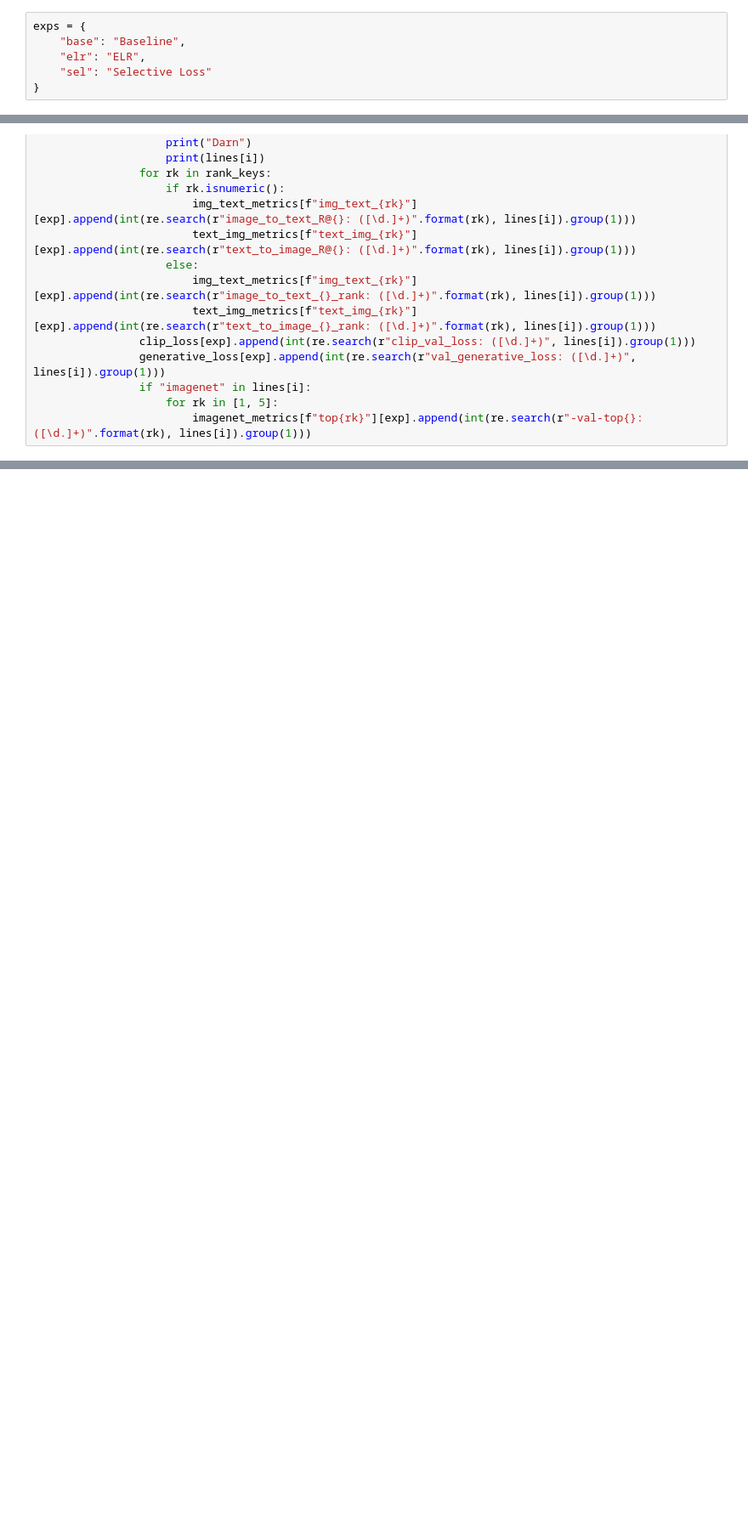
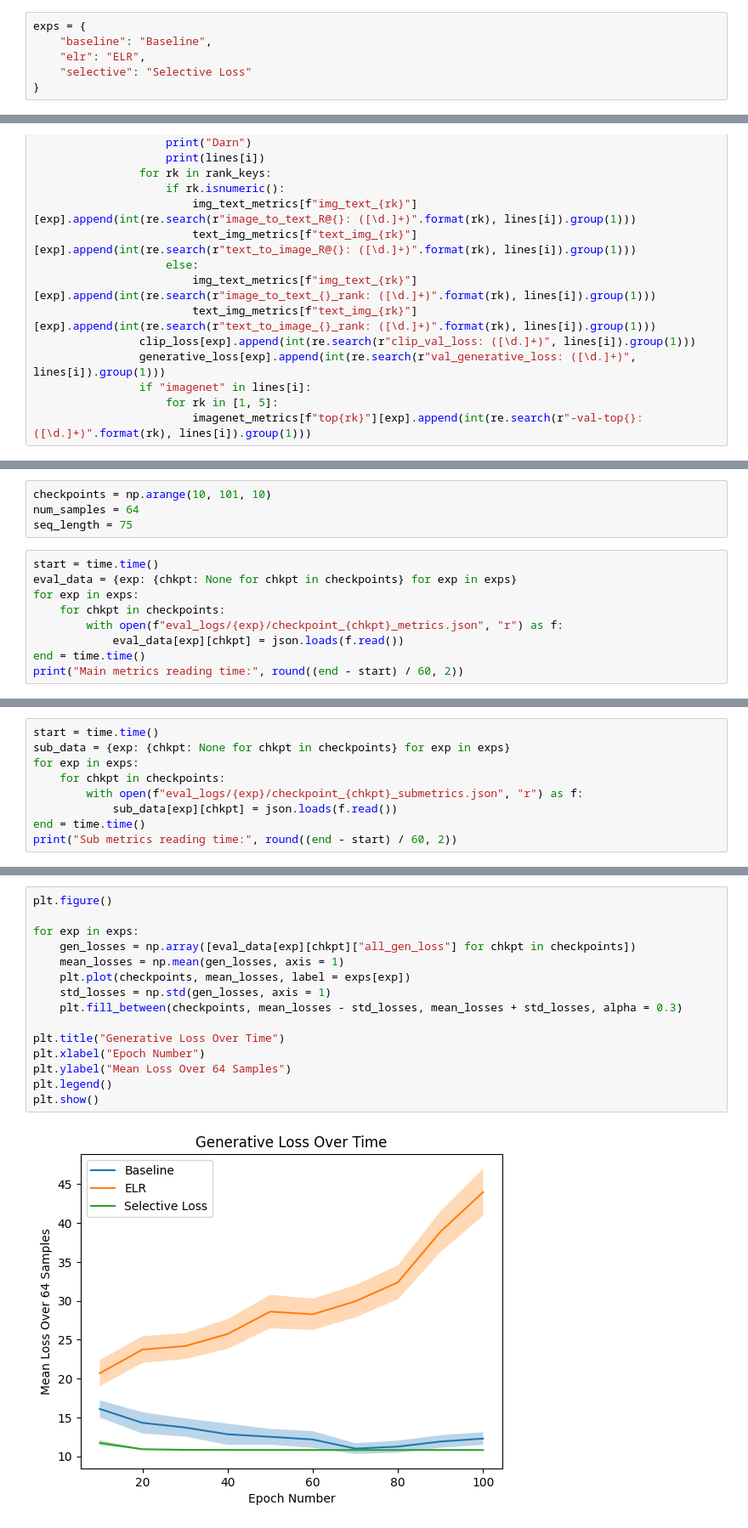
Before and after one commit to sandeepmukh/NoisyCaptioning, a Jupyter notebook: analysis/pandas_go_brr.ipynb, the cells around one changed output, grey strips where cells are left out. Shown at 85% size. Saved outputs shown, nothing was run; the diff lists cells and outputs as text; blank space fills up the shorter version.

```diff
--- a/analysis/pandas_go_brr.ipynb
+++ b/analysis/pandas_go_brr.ipynb
@@ -8,8 +15,8 @@ import torch
 # %%
 exps = {
-    "base": "Baseline",
+    "baseline": "Baseline",
     "elr": "ELR",
-    "sel": "Selective Loss"
+    "selective": "Selective Loss"
 }
 # %%
 # Train Epoch: (\d+) $$ ?\d+/\d+ $(\d+)%$$$
@@ -103,0 +67,13 @@ Start with the foundational concepts and the purpose of each loss type in specif
+# %%
+checkpoints = np.arange(10, 101, 10)
+num_samples = 64
+seq_length = 75
+# %%
+start = time.time()
+eval_data = {exp: {chkpt: None for chkpt in checkpoints} for exp in exps}
+for exp in exps:
+    for chkpt in checkpoints:
+        with open(f"eval_logs/{exp}/checkpoint_{chkpt}_metrics.json", "r") as f:
+            eval_data[exp][chkpt] = json.loads(f.read())
+end = time.time()
+print("Main metrics reading time:", round((end - start) / 60, 2))
@@ -103,0 +82,9 @@ Start with the foundational concepts and the purpose of each loss type in specif
+# %%
+start = time.time()
+sub_data = {exp: {chkpt: None for chkpt in checkpoints} for exp in exps}
+for exp in exps:
+    for chkpt in checkpoints:
+        with open(f"eval_logs/{exp}/checkpoint_{chkpt}_submetrics.json", "r") as f:
+            sub_data[exp][chkpt] = json.loads(f.read())
+end = time.time()
+print("Sub metrics reading time:", round((end - start) / 60, 2))
@@ -103,0 +101,17 @@ Start with the foundational concepts and the purpose of each loss type in specif
+# %%
+plt.figure()
+
+for exp in exps:
+    gen_losses = np.array([eval_data[exp][chkpt]["all_gen_loss"] for chkpt in checkpoints])
+    mean_losses = np.mean(gen_losses, axis = 1)
+    plt.plot(checkpoints, mean_losses, label = exps[exp])
+    std_losses = np.std(gen_losses, axis = 1)
+    plt.fill_between(checkpoints, mean_losses - std_losses, mean_losses + std_losses, alpha = 0.3)
+
+plt.title("Generative Loss Over Time")
+plt.xlabel("Epoch Number")
+plt.ylabel("Mean Loss Over 64 Samples")
+plt.legend()
+plt.show()
+# %% [output]
+[figure, added]
```
Also changed, not shown: parts of 18 cells of this notebook.
